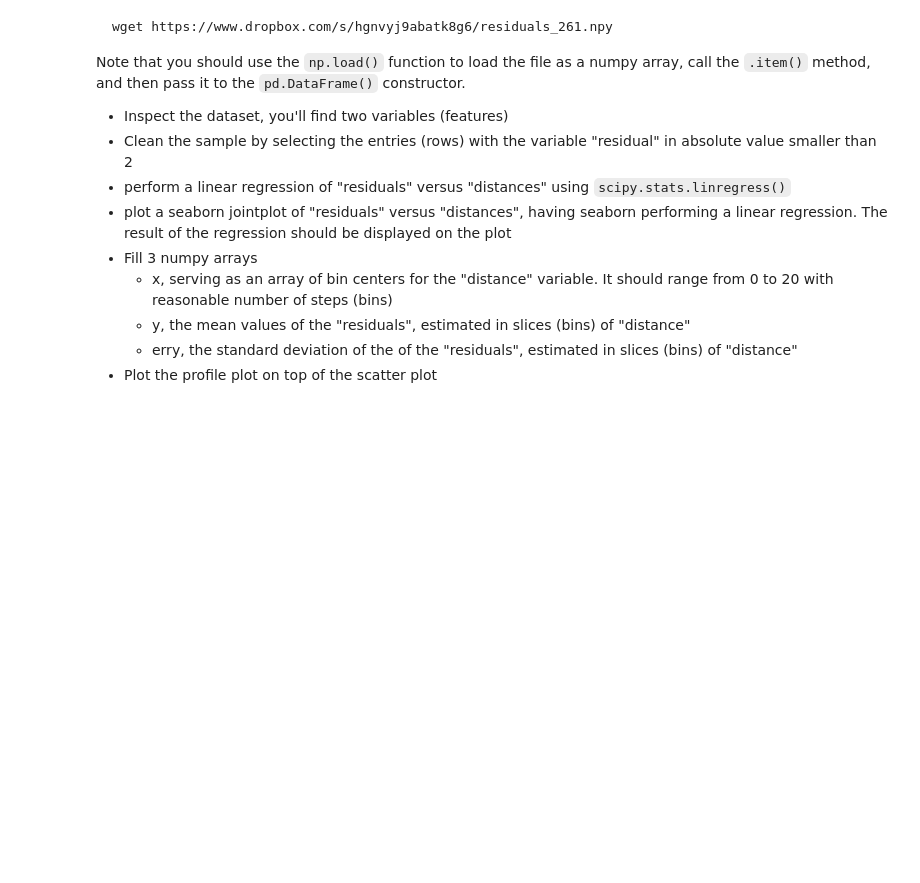
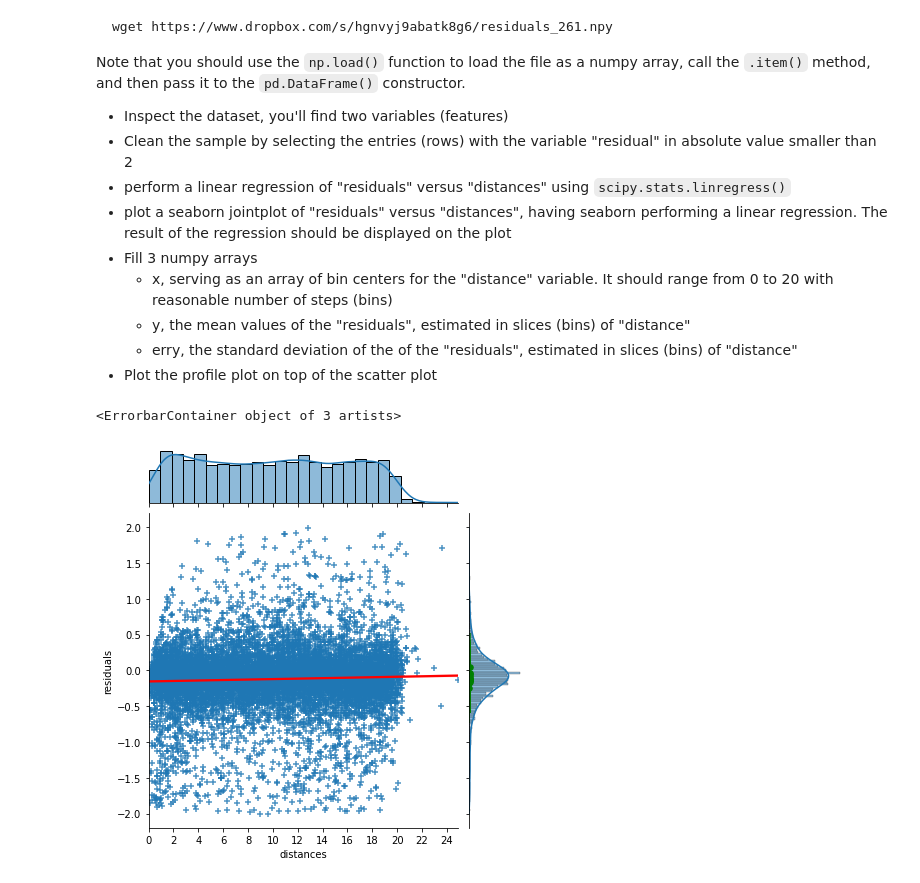
Before and after one commit to PhysicsOfData/LaboratoryOfComputationalPhysics_Y4, a Jupyter notebook: 06ex_Visualization.ipynb, the cells around one changed output. Cells and saved outputs as stored; diff of their text form; code cells hidden in the pictures; blank space fills up the shorter version.

```diff
--- a/06ex_Visualization.ipynb
+++ b/06ex_Visualization.ipynb
@@ -60,3 +178,25 @@ Note that you should use the `np.load()` function to load the file as a numpy ar
   * y, the mean values of the "residuals", estimated in slices (bins) of "distance"
   * erry, the standard deviation of the  of the "residuals", estimated in slices (bins) of "distance"
 * Plot the profile plot on top of the scatter plot
+# %%
+file = np.load(r'/home/gaetano/data/residuals_261.npy', allow_pickle=True).item()
+df = pd.DataFrame(file)
+dfc = df[df['residuals']**2 <= 4.0]
+scipy.stats.linregress(y=dfc['residuals'], x=dfc['distances'])
+
+s = sns.jointplot(y='residuals', x='distances', data=dfc, kind='reg', joint_kws={'line_kws':{'color':'r'}}, marker = '+')
+s.ax_joint.set_xticks(np.arange(0,25,2))
+
+x = np.arange(0.5,21,1)
+y = np.array(x)
+erry = np.array(x)
+for i in range(len(x)):
+    dfi = dfc[dfc['distances'] >= i]
+    dfi = dfi[dfi['distances'] < i+1]
+    y[i] = dfi.mean(axis=0)[0]
+    erry[i] = dfi.std(axis=0)[0]
+
+plt.errorbar(x,y,yerr= erry, color = 'green', fmt='.k', markersize=11.)
+# %% [output]
+<ErrorbarContainer object of 3 artists>
+[figure, added]
```
Also changed, not shown: parts of 6 cells of this notebook, 2 other files.
